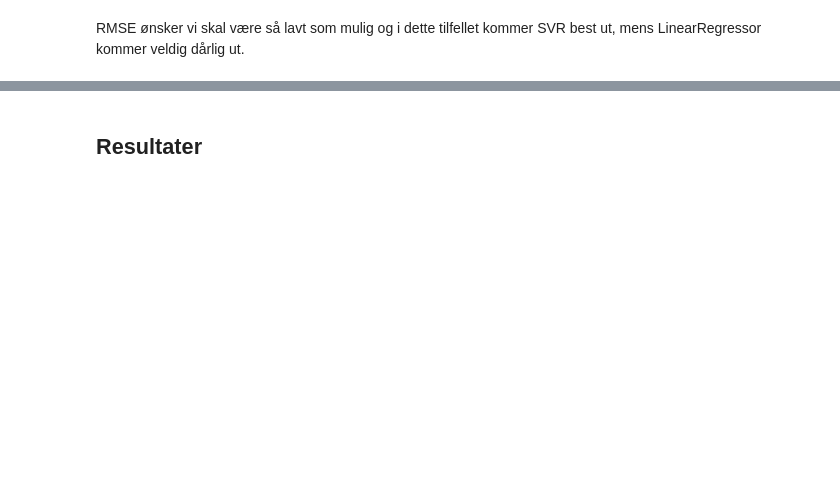
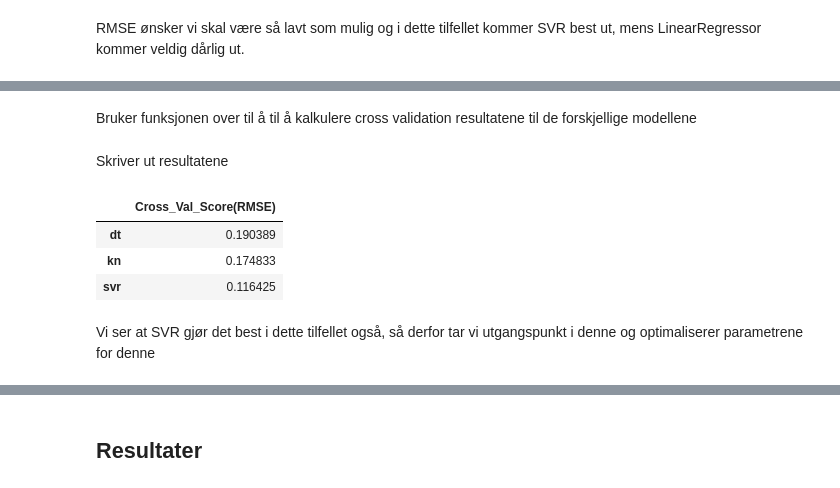
Before and after one commit to sebastianberge/ames-housing-prices, a Jupyter notebook: Ames - Housing Prices.ipynb, the cells around one changed output, grey strips where cells are left out. Cells and saved outputs as stored; diff of their text form; code cells hidden in the pictures; blank space fills up the shorter version.

```diff
--- a/Ames - Housing Prices.ipynb
+++ b/Ames - Housing Prices.ipynb
@@ -554,0 +564,2 @@ RMSE ønsker vi skal være så lavt som mulig og i dette tilfellet kommer SVR be
+# %% [markdown]
+Bruker funksjonen over til å til å kalkulere cross validation resultatene til de forskjellige modellene
@@ -554,0 +571,14 @@ RMSE ønsker vi skal være så lavt som mulig og i dette tilfellet kommer SVR be
+# %% [markdown]
+Skriver ut resultatene
+# %%
+x_val_score = pd.DataFrame(data = cross_val_scores, columns=['Cross_Val_Score(RMSE)'])
+x_val_score.index = ['dt', 'kn','svr']
+# %%
+x_val_score
+# %% [output]
+|  | Cross_Val_Score(RMSE) |
+| dt | 0.190389 |
+| kn | 0.174833 |
+| svr | 0.116425 |
+# %% [markdown]
+Vi ser at SVR gjør det best i dette tilfellet også, så derfor tar vi utgangspunkt i denne og optimaliserer parametrene for denne
```
Also changed, not shown: parts of 18 cells of this notebook.
